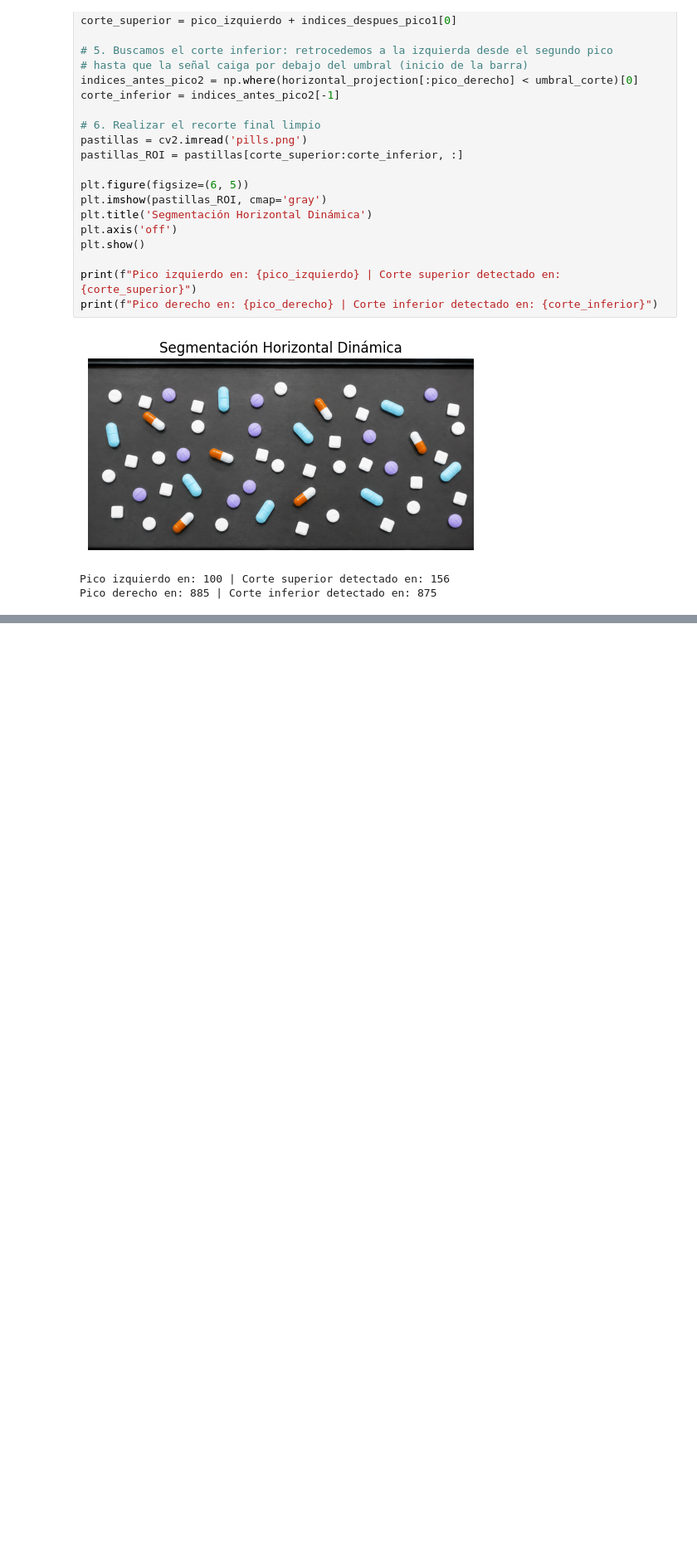
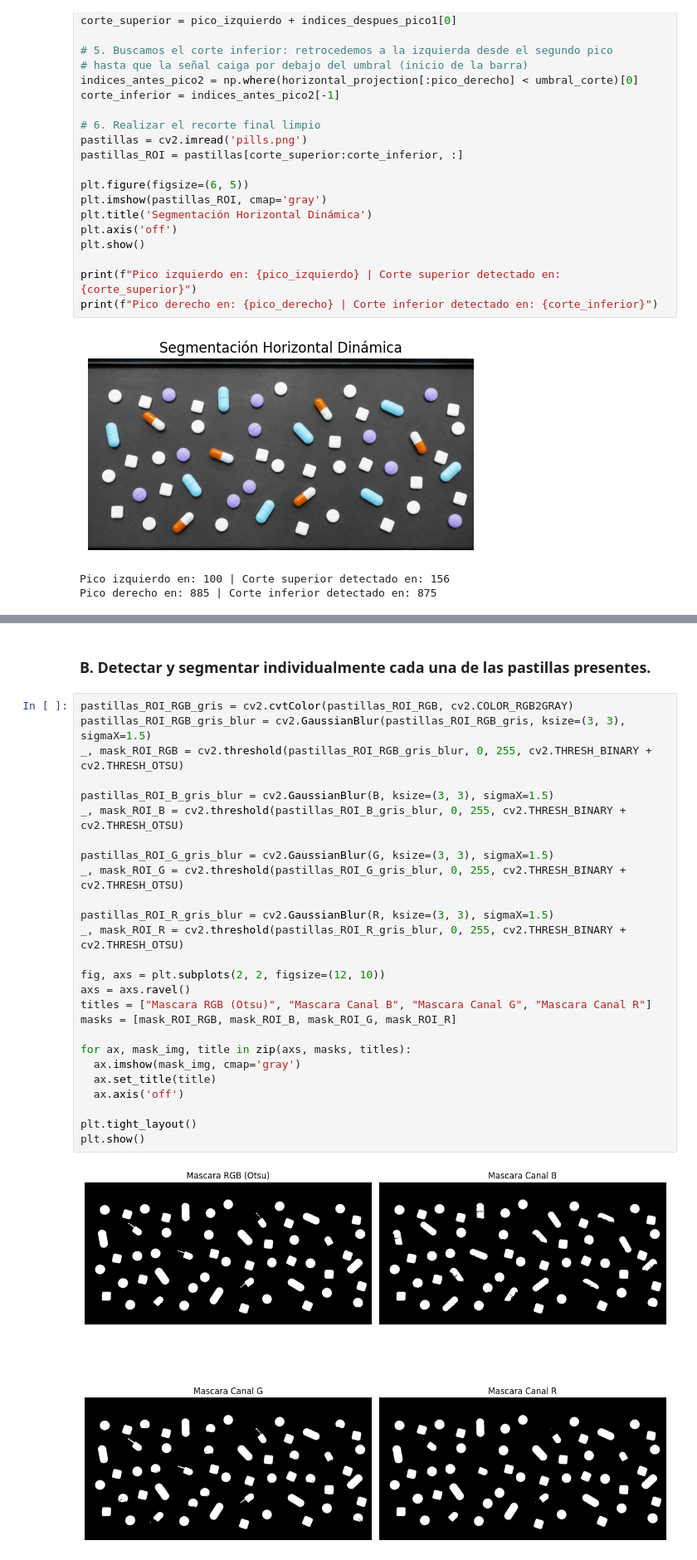
Before and after one commit to RoberLasarte332/PDI_TrabajoPractico_2, a Jupyter notebook: PDI_TrabajoPractico_2.ipynb, the cells around one changed output, grey strips where cells are left out. Shown at 83% size. Drawn from its saved outputs; the diff is of its cells as text; blank space fills up the shorter version.

```diff
--- a/PDI_TrabajoPractico_2.ipynb
+++ b/PDI_TrabajoPractico_2.ipynb
@@ -115,0 +116,30 @@ plt.show(block=False)
+# %% [markdown]
+### B. Detectar y segmentar individualmente cada una de las pastillas presentes.
+# %%
+pastillas_ROI_RGB_gris = cv2.cvtColor(pastillas_ROI_RGB, cv2.COLOR_RGB2GRAY)
+pastillas_ROI_RGB_gris_blur = cv2.GaussianBlur(pastillas_ROI_RGB_gris, ksize=(3, 3), sigmaX=1.5)
+_, mask_ROI_RGB = cv2.threshold(pastillas_ROI_RGB_gris_blur, 0, 255, cv2.THRESH_BINARY + cv2.THRESH_OTSU)
+
+pastillas_ROI_B_gris_blur = cv2.GaussianBlur(B, ksize=(3, 3), sigmaX=1.5)
+_, mask_ROI_B = cv2.threshold(pastillas_ROI_B_gris_blur, 0, 255, cv2.THRESH_BINARY + cv2.THRESH_OTSU)
+
+pastillas_ROI_G_gris_blur = cv2.GaussianBlur(G, ksize=(3, 3), sigmaX=1.5)
+_, mask_ROI_G = cv2.threshold(pastillas_ROI_G_gris_blur, 0, 255, cv2.THRESH_BINARY + cv2.THRESH_OTSU)
+
+pastillas_ROI_R_gris_blur = cv2.GaussianBlur(R, ksize=(3, 3), sigmaX=1.5)
+_, mask_ROI_R = cv2.threshold(pastillas_ROI_R_gris_blur, 0, 255, cv2.THRESH_BINARY + cv2.THRESH_OTSU)
+
+fig, axs = plt.subplots(2, 2, figsize=(12, 10))
+axs = axs.ravel()
+titles = ["Mascara RGB (Otsu)", "Mascara Canal B", "Mascara Canal G", "Mascara Canal R"]
+masks = [mask_ROI_RGB, mask_ROI_B, mask_ROI_G, mask_ROI_R]
+
+for ax, mask_img, title in zip(axs, masks, titles):
+  ax.imshow(mask_img, cmap='gray')
+  ax.set_title(title)
+  ax.axis('off')
+
+plt.tight_layout()
+plt.show()
+# %% [output]
+[figure, added]
```
Also changed, not shown: parts of 6 cells of this notebook.
